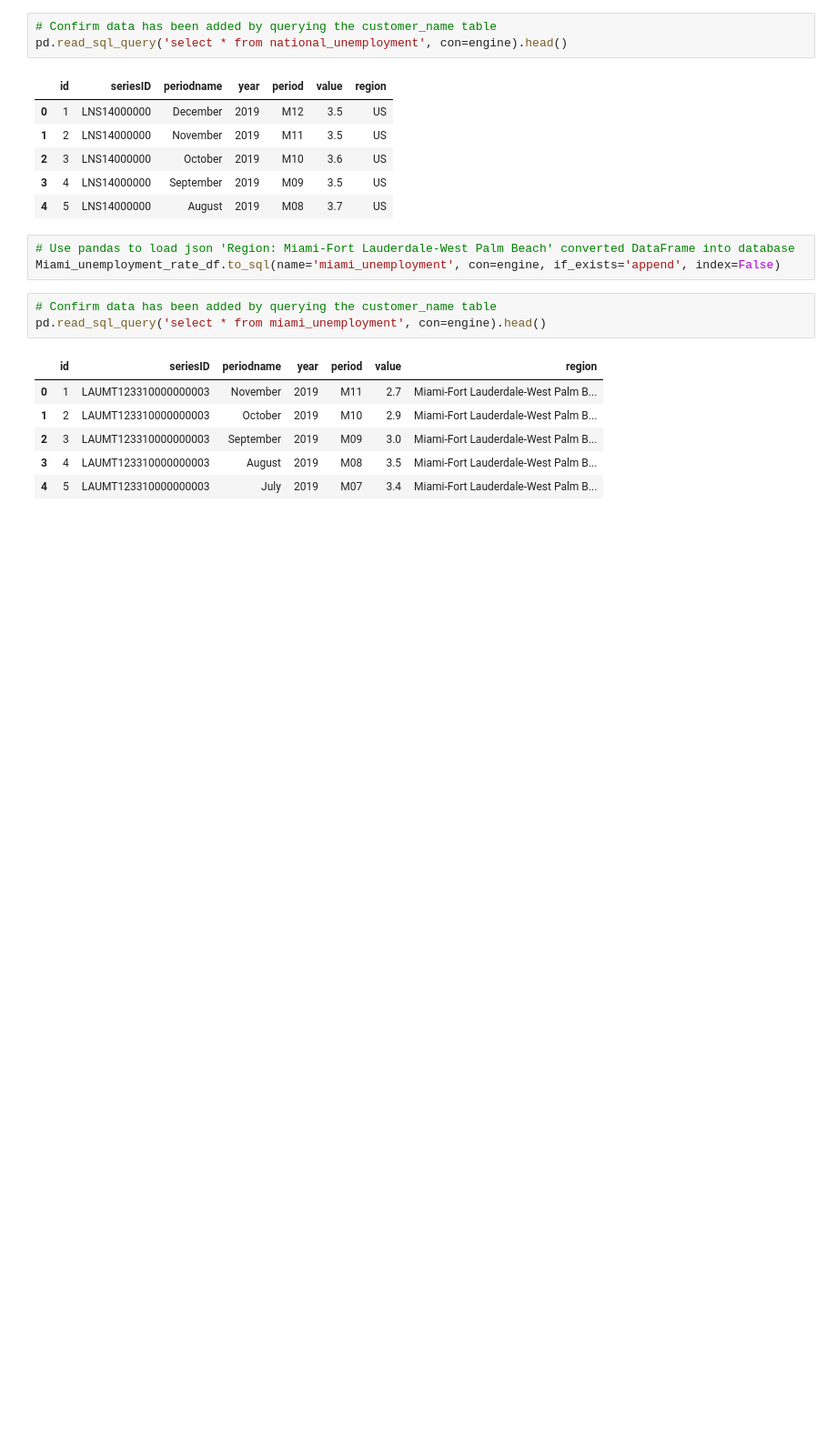
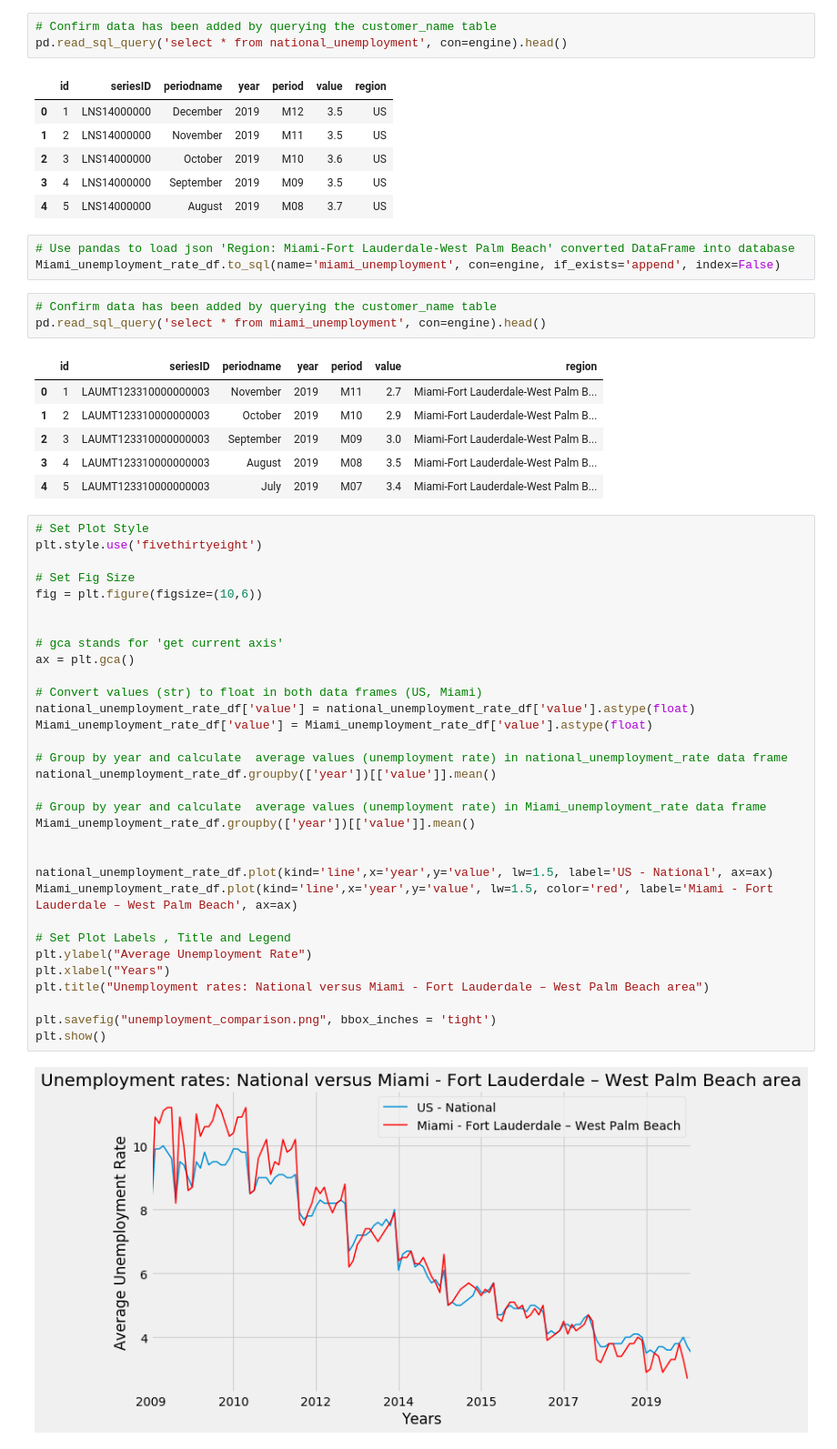
Before and after one commit to aquirogasi/ETL-Project, a Jupyter notebook: ETL-Project.ipynb, the cells around one changed output. Shown at 91% size. Saved outputs shown, nothing was run; the diff lists cells and outputs as text; blank space fills up the shorter version.

```diff
--- a/ETL-Project.ipynb
+++ b/ETL-Project.ipynb
@@ -195,3 +166,37 @@ pd.read_sql_query('select * from miami_unemployment', con=engine).head()
 | 2 | 3 | LAUMT123310000000003 | September | 2019 | M09 | 3.0 | Miami-Fort Lauderdale-West Palm B... |
 | 3 | 4 | LAUMT123310000000003 | August | 2019 | M08 | 3.5 | Miami-Fort Lauderdale-West Palm B... |
 | 4 | 5 | LAUMT123310000000003 | July | 2019 | M07 | 3.4 | Miami-Fort Lauderdale-West Palm B... |
+# %%
+# Set Plot Style
+plt.style.use('fivethirtyeight')
+
+# Set Fig Size
+fig = plt.figure(figsize=(10,6))
+
+
+# gca stands for 'get current axis'
+ax = plt.gca()
+
+# Convert values (str) to float in both data frames (US, Miami)
+national_unemployment_rate_df['value'] = national_unemployment_rate_df['value'].astype(float)
+Miami_unemployment_rate_df['value'] = Miami_unemployment_rate_df['value'].astype(float)
+
+# Group by year and calculate  average values (unemployment rate) in national_unemployment_rate data frame
+national_unemployment_rate_df.groupby(['year'])[['value']].mean()
+
+# Group by year and calculate  average values (unemployment rate) in Miami_unemployment_rate data frame
+Miami_unemployment_rate_df.groupby(['year'])[['value']].mean()
+
+
+national_unemployment_rate_df.plot(kind='line',x='year',y='value', lw=1.5, label='US - National', ax=ax)
+Miami_unemployment_rate_df.plot(kind='line',x='year',y='value', lw=1.5, color='red', label='Miami - Fort Lauderdale – West Palm Beach', ax=ax)
+
+# Set Plot Labels , Title and Legend
+plt.ylabel("Average Unemployment Rate")
+plt.xlabel("Years")
+plt.title("Unemployment rates: National versus Miami - Fort Lauderdale – West Palm Beach area")
+
+plt.savefig("unemployment_comparison.png", bbox_inches = 'tight')
+plt.show()
+# %% [output]
+[figure, added]
```
Also changed, not shown: parts of 7 cells of this notebook.
